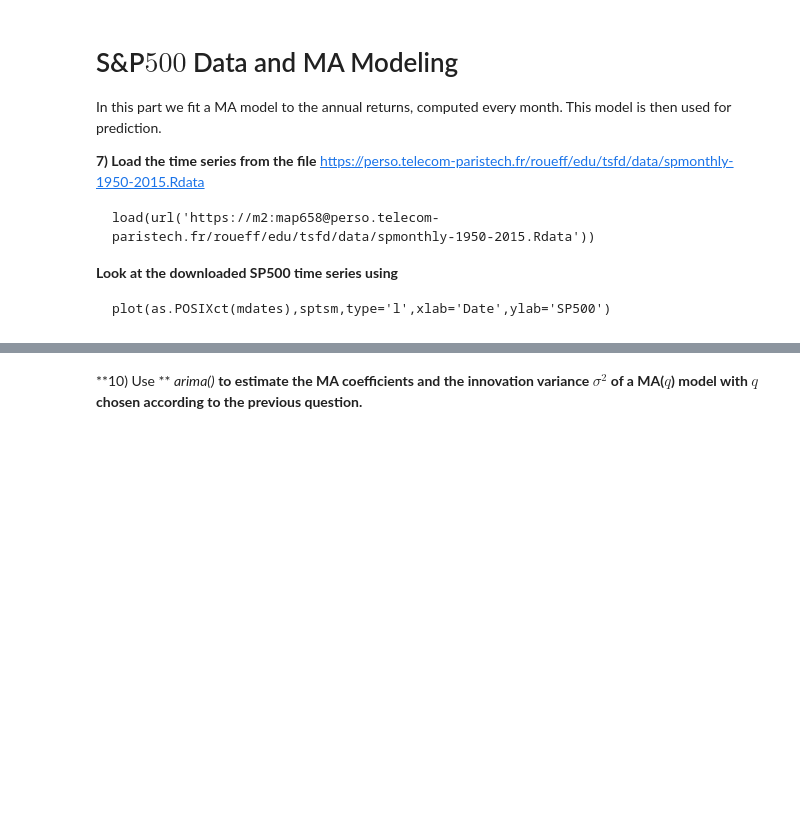
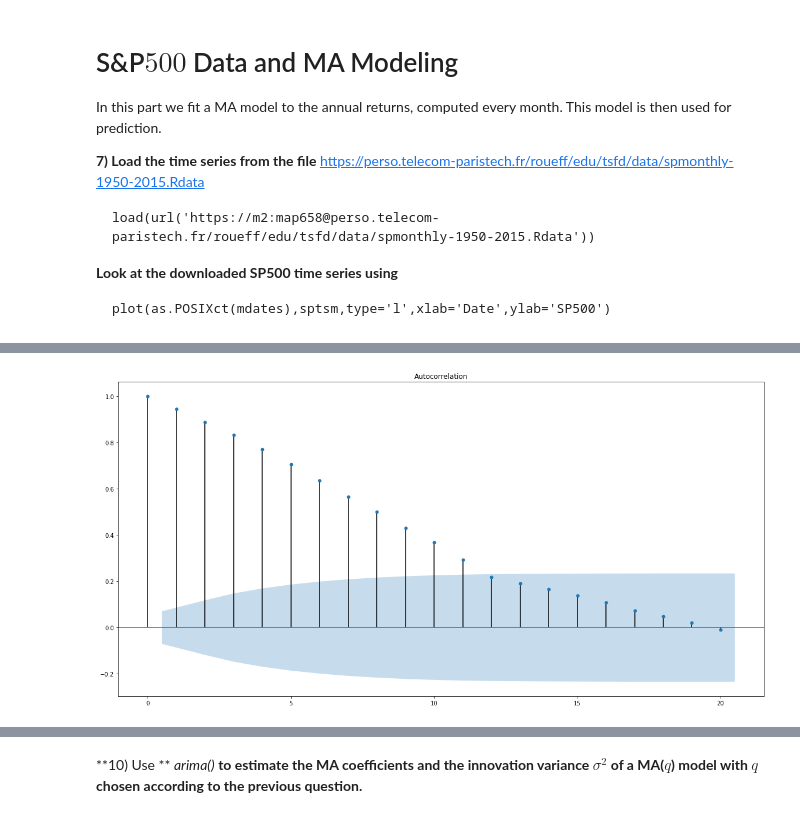
Before and after one commit to SushiFou/Time-Series---Financial-Data-, a Jupyter notebook: TP1_Time_Series_Kervella.ipynb, the cells around one changed output, grey strips where cells are left out. Cells and saved outputs as stored; diff of their text form; code cells hidden in the pictures; blank space fills up the shorter version.

```diff
--- a/TP1_Time_Series_Kervella.ipynb
+++ b/TP1_Time_Series_Kervella.ipynb
@@ -353,3 +459,9 @@ $$
 S_t\approx\sum_{k=0}^{11} R_{t-k} \;.
 $$
 Which order $q$ does this suggest for modeling the time series $(S_t)$ using a MA$(q)$ ?**
+# %%
+df_2['shifted'] = df_2.sptsm.shift(periods=12)
+df_2['St'] = (df_2.sptsm - df_2.shifted)/ df_2.shifted
+# %%
+df_2.dropna(inplace=True)
+df_2.head()
@@ -355,0 +476,5 @@ Which order $q$ does this suggest for modeling the time series $(S_t)$ using a M
+# %%
+plot_acf(df_2['annual_returns'], lags=20, fft=False)
+plt.show()
+# %% [output]
+[figure, added]
```
Also changed, not shown: parts of 45 cells of this notebook.
